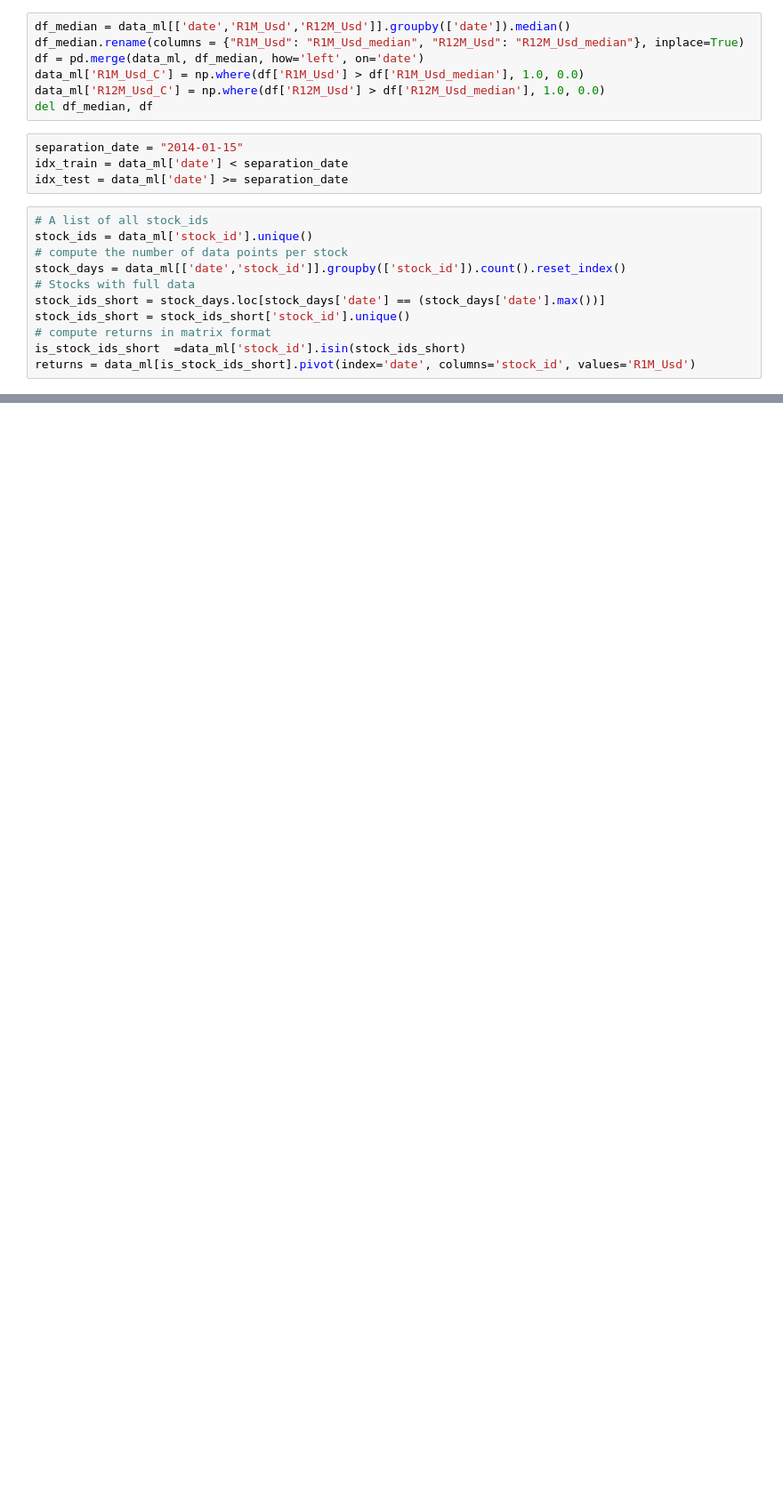
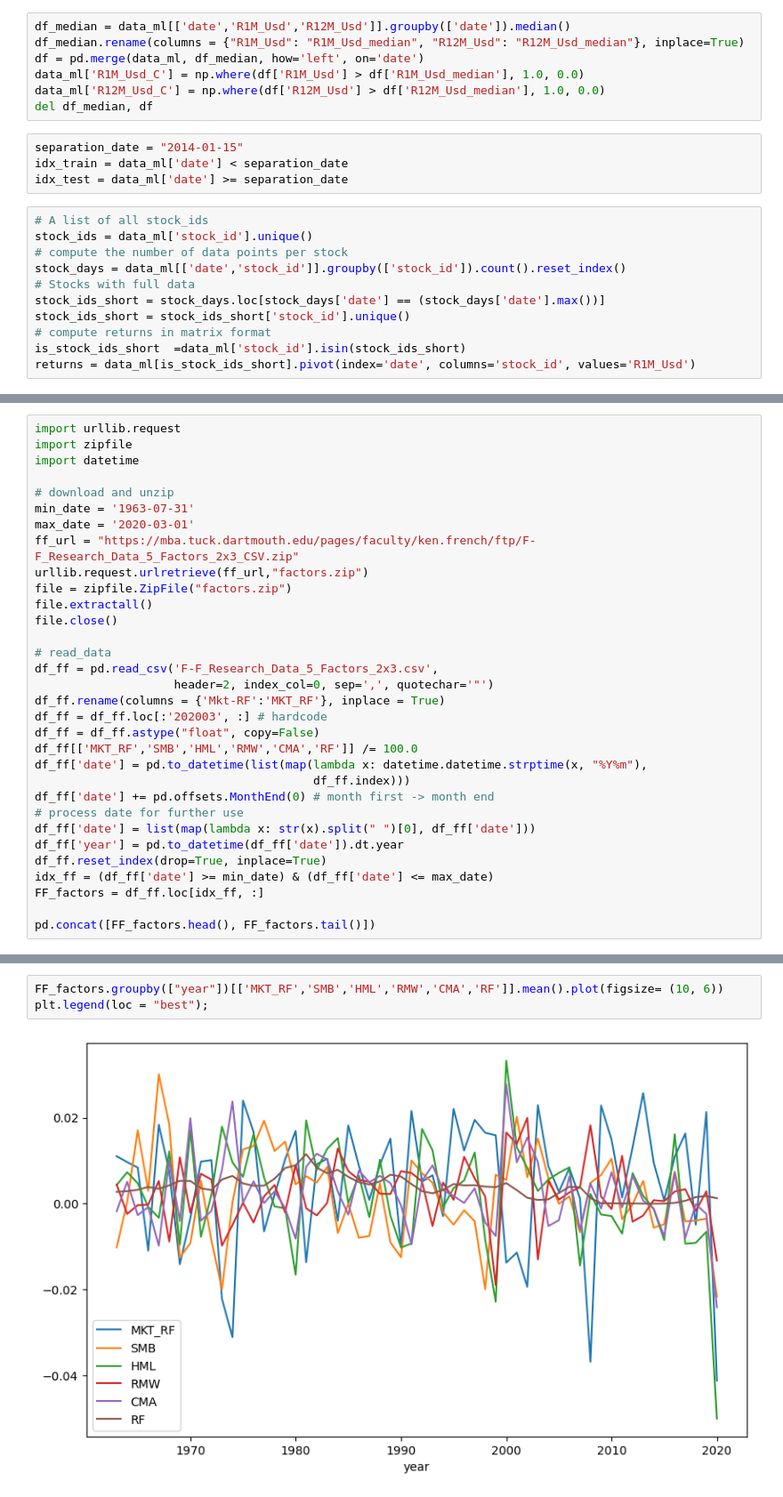
Before and after one commit to nsoojin/mlfactor, a Jupyter notebook: mlfactor-python.ipynb, the cells around one changed output, grey strips where cells are left out. Shown at 89% size. Drawn from its saved outputs; the diff is of its cells as text; blank space fills up the shorter version.

```diff
--- a/mlfactor-python.ipynb
+++ b/mlfactor-python.ipynb
@@ -60,0 +82,32 @@ returns = data_ml[is_stock_ids_short].pivot(index='date', columns='stock_id', va
+# %%
+import urllib.request
+import zipfile
+import datetime
+
+# download and unzip
+min_date = '1963-07-31'
+max_date = '2020-03-01'
+ff_url = "https://mba.tuck.dartmouth.edu/pages/faculty/ken.french/ftp/F-F_Research_Data_5_Factors_2x3_CSV.zip"
+urllib.request.urlretrieve(ff_url,"factors.zip")
+file = zipfile.ZipFile("factors.zip")
+file.extractall()
+file.close()
+
+# read_data
+df_ff = pd.read_csv('F-F_Research_Data_5_Factors_2x3.csv',
+                    header=2, index_col=0, sep=',', quotechar='"')
+df_ff.rename(columns = {'Mkt-RF':'MKT_RF'}, inplace = True)
+df_ff = df_ff.loc[:'202003', :] # hardcode
+df_ff = df_ff.astype("float", copy=False)
+df_ff[['MKT_RF','SMB','HML','RMW','CMA','RF']] /= 100.0
+df_ff['date'] = pd.to_datetime(list(map(lambda x: datetime.datetime.strptime(x, "%Y%m"),
+                                        df_ff.index)))
+df_ff['date'] += pd.offsets.MonthEnd(0) # month first -> month end
+# process date for further use
+df_ff['date'] = list(map(lambda x: str(x).split(" ")[0], df_ff['date']))
+df_ff['year'] = pd.to_datetime(df_ff['date']).dt.year
+df_ff.reset_index(drop=True, inplace=True)
+idx_ff = (df_ff['date'] >= min_date) & (df_ff['date'] <= max_date)
+FF_factors = df_ff.loc[idx_ff, :]
+
+pd.concat([FF_factors.head(), FF_factors.tail()])
@@ -60,0 +129,5 @@ returns = data_ml[is_stock_ids_short].pivot(index='date', columns='stock_id', va
+# %%
+FF_factors.groupby(["year"])[['MKT_RF','SMB','HML','RMW','CMA','RF']].mean().plot(figsize= (10, 6))
+plt.legend(loc = "best");
+# %% [output]
+[figure, added]
```
Also changed, not shown: parts of 6 cells of this notebook, 1 other file.
